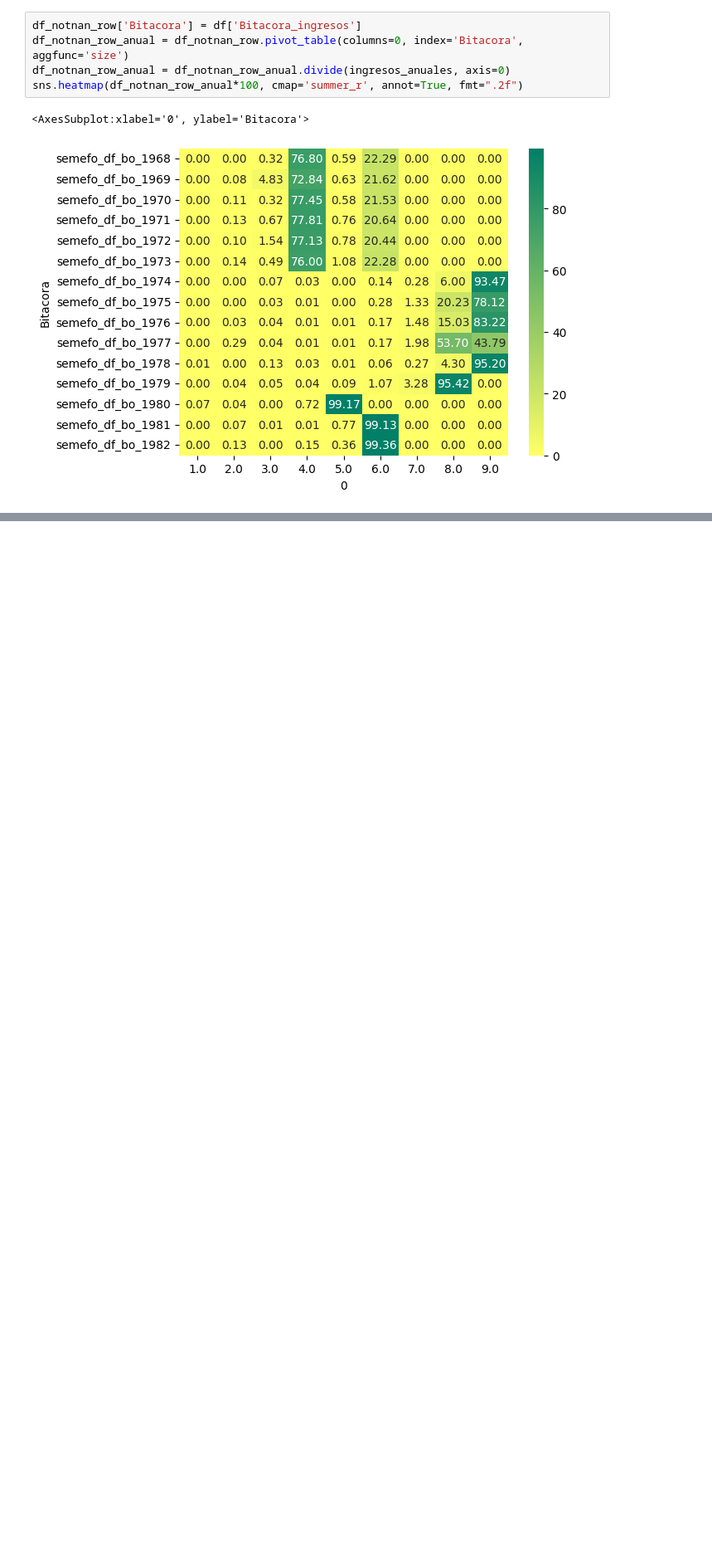
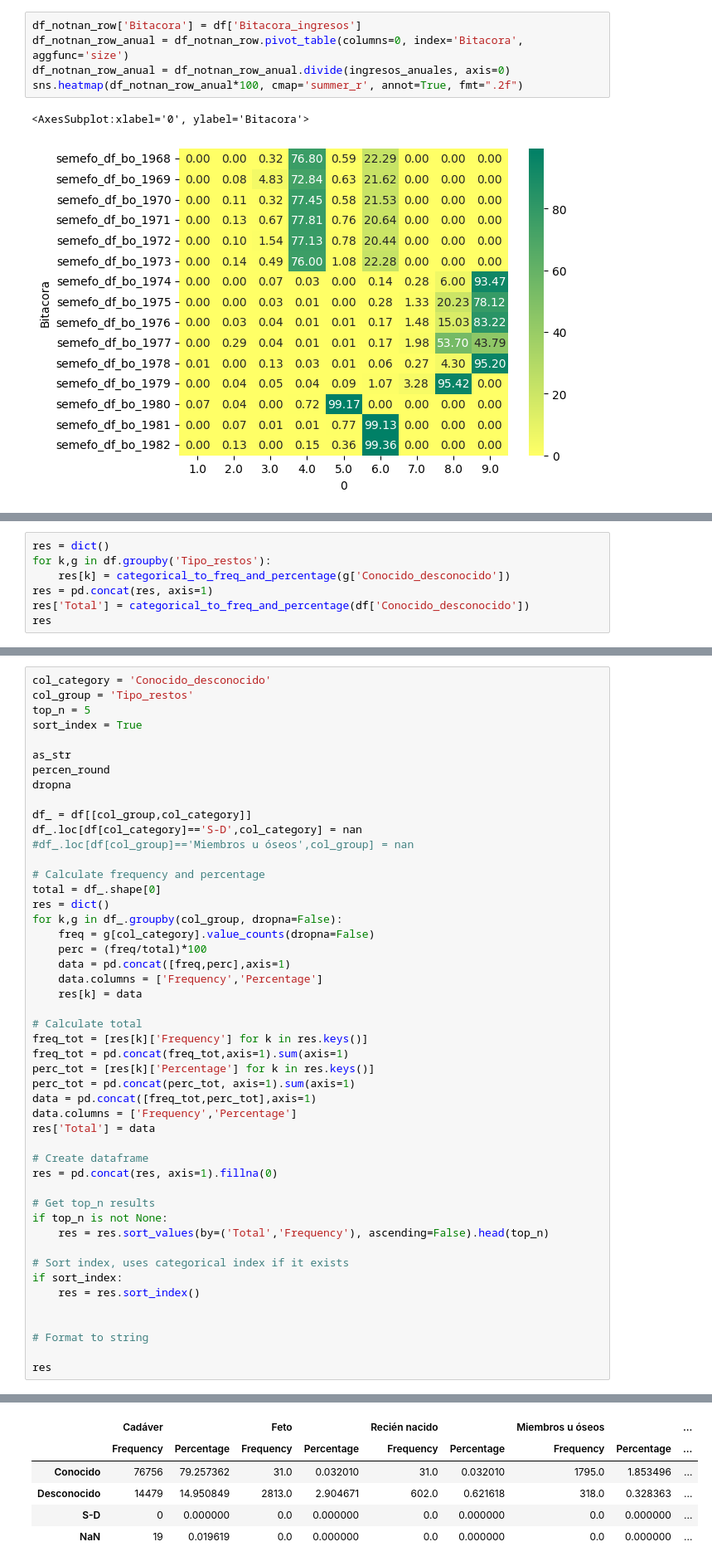
Before and after one commit to mar-esther23/SEMEFO_busqueda, a Jupyter notebook: HBO_analisis.ipynb, the cells around one changed output, grey strips where cells are left out. Shown at 83% size. Cells and saved outputs as stored; diff of their text form; blank space fills up the shorter version.

Commit message:
Categorical summary

```diff
--- a/HBO_analisis.ipynb
+++ b/HBO_analisis.ipynb
@@ -256,0 +204,7 @@ dtype: object
+# %%
+res = dict()
+for k,g in df.groupby('Tipo_restos'):
+    res[k] = categorical_to_freq_and_percentage(g['Conocido_desconocido'])
+res = pd.concat(res, axis=1)
+res['Total'] = categorical_to_freq_and_percentage(df['Conocido_desconocido'])
+res
@@ -256,0 +268,49 @@ dtype: object
+# %%
+col_category = 'Conocido_desconocido'
+col_group = 'Tipo_restos'
+top_n = 5
+sort_index = True
+
+as_str
+percen_round
+dropna
+
+df_ = df[[col_group,col_category]]
+df_.loc[df[col_category]=='S-D',col_category] = nan
+#df_.loc[df[col_group]=='Miembros u óseos',col_group] = nan
+
+# Calculate frequency and percentage
+total = df_.shape[0]
+res = dict()
+for k,g in df_.groupby(col_group, dropna=False):
+    freq = g[col_category].value_counts(dropna=False)
+    perc = (freq/total)*100
+    data = pd.concat([freq,perc],axis=1)
+    data.columns = ['Frequency','Percentage']
+    res[k] = data
+
+# Calculate total
+freq_tot = [res[k]['Frequency'] for k in res.keys()]
+freq_tot = pd.concat(freq_tot,axis=1).sum(axis=1)
+perc_tot = [res[k]['Percentage'] for k in res.keys()]
+perc_tot = pd.concat(perc_tot, axis=1).sum(axis=1)
+data = pd.concat([freq_tot,perc_tot],axis=1)
+data.columns = ['Frequency','Percentage']
+res['Total'] = data
+
+# Create dataframe
+res = pd.concat(res, axis=1).fillna(0)
+
+# Get top_n results
+if top_n is not None:
+    res = res.sort_values(by=('Total','Frequency'), ascending=False).head(top_n)
+
+# Sort index, uses categorical index if it exists
+if sort_index:
+    res = res.sort_index()
+
+
+# Format to string
+
+res
+# %% [output]
@@ -256,0 +322,6 @@ dtype: object
+|  | Cadáver |  | Feto |  | Recién nacido |  | Miembros u óseos |  | ... |
+|  | Frequency | Percentage | Frequency | Percentage | Frequency | Percentage | Frequency | Percentage | ... |
+| Conocido | 76756 | 79.257362 | 31.0 | 0.032010 | 31.0 | 0.032010 | 1795.0 | 1.853496 | ... |
+| Desconocido | 14479 | 14.950849 | 2813.0 | 2.904671 | 602.0 | 0.621618 | 318.0 | 0.328363 | ... |
+| S-D | 0 | 0.000000 | 0.0 | 0.000000 | 0.0 | 0.000000 | 0.0 | 0.000000 | ... |
+| NaN | 19 | 0.019619 | 0.0 | 0.000000 | 0.0 | 0.000000 | 0.0 | 0.000000 | ... |
```
Also changed, not shown: parts of 12 cells of this notebook, 1 other file.
